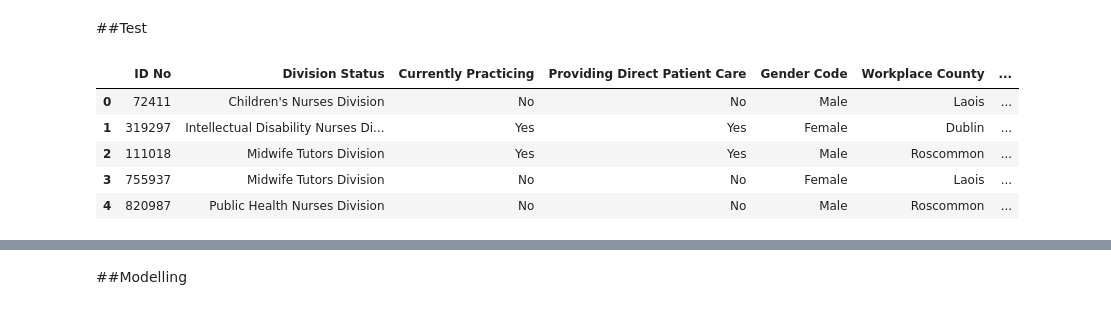
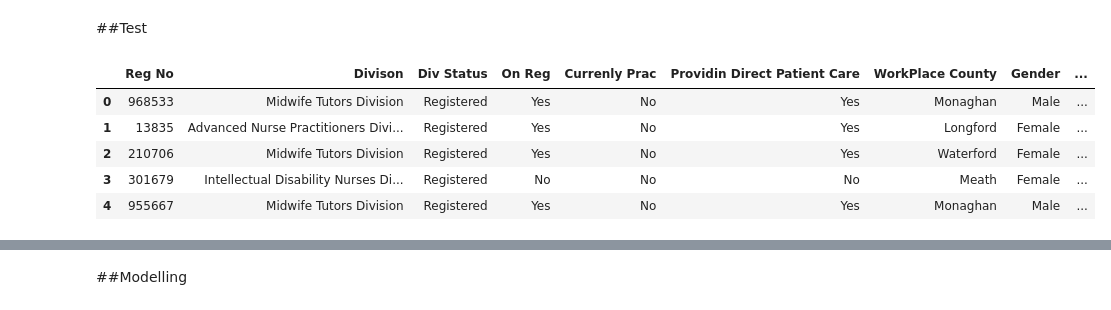
Before and after one commit to genesisoyelaja/Regression-Model-and-LSTM-on-stock-market-data, a Jupyter notebook: Gen.ipynb, the cells around one changed output, grey strips where cells are left out. Cells and saved outputs as stored; diff of their text form; code cells hidden in the pictures.

```diff
--- a/Gen.ipynb
+++ b/Gen.ipynb
@@ -82,13 +82,13 @@ import joblib
 # %% [markdown]
 ##Test
 # %%
-dataset = pd.read_excel("dummy genesis.xlsx")
+dataset = pd.read_excel("sdum.xlsx")
 dataset.head()
 # %% [output]
-|  | ID No | Division Status | Currently Practicing | Providing Direct Patient Care | Gender Code | Workplace County | ... |
-| 0 | 72411 | Children's Nurses Division | No | No | Male | Laois | ... |
-| 1 | 319297 | Intellectual Disability Nurses Di... | Yes | Yes | Female | Dublin | ... |
-| 2 | 111018 | Midwife Tutors Division | Yes | Yes | Male | Roscommon | ... |
-| 3 | 755937 | Midwife Tutors Division | No | No | Female | Laois | ... |
-| 4 | 820987 | Public Health Nurses Division | No | No | Male | Roscommon | ... |
+|  | Reg No | Divison | Div Status | On Reg | Currenly Prac | Providin Direct Patient Care | WorkPlace County | Gender | ... |
+| 0 | 968533 | Midwife Tutors Division | Registered | Yes | No | Yes | Monaghan | Male | ... |
+| 1 | 13835 | Advanced Nurse Practitioners Divi... | Registered | Yes | No | Yes | Longford | Female | ... |
+| 2 | 210706 | Midwife Tutors Division | Registered | Yes | No | Yes | Waterford | Female | ... |
+| 3 | 301679 | Intellectual Disability Nurses Di... | Registered | No | No | No | Meath | Female | ... |
+| 4 | 955667 | Midwife Tutors Division | Registered | Yes | No | Yes | Monaghan | Male | ... |
 # %%
```
Also changed, not shown: parts of 24 cells of this notebook.
